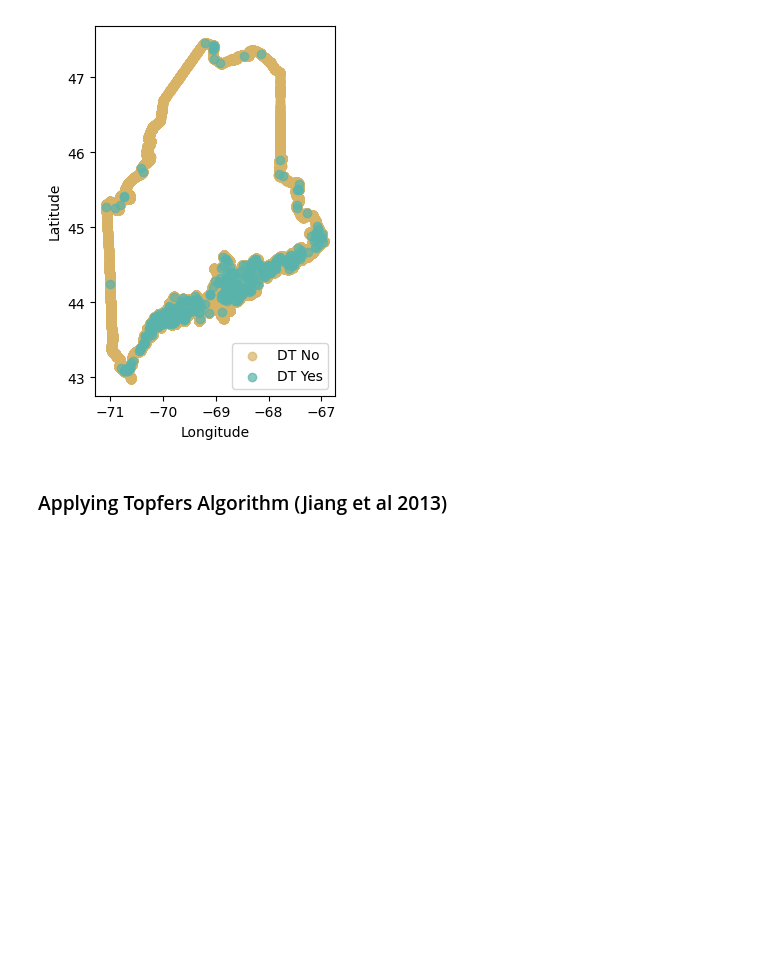
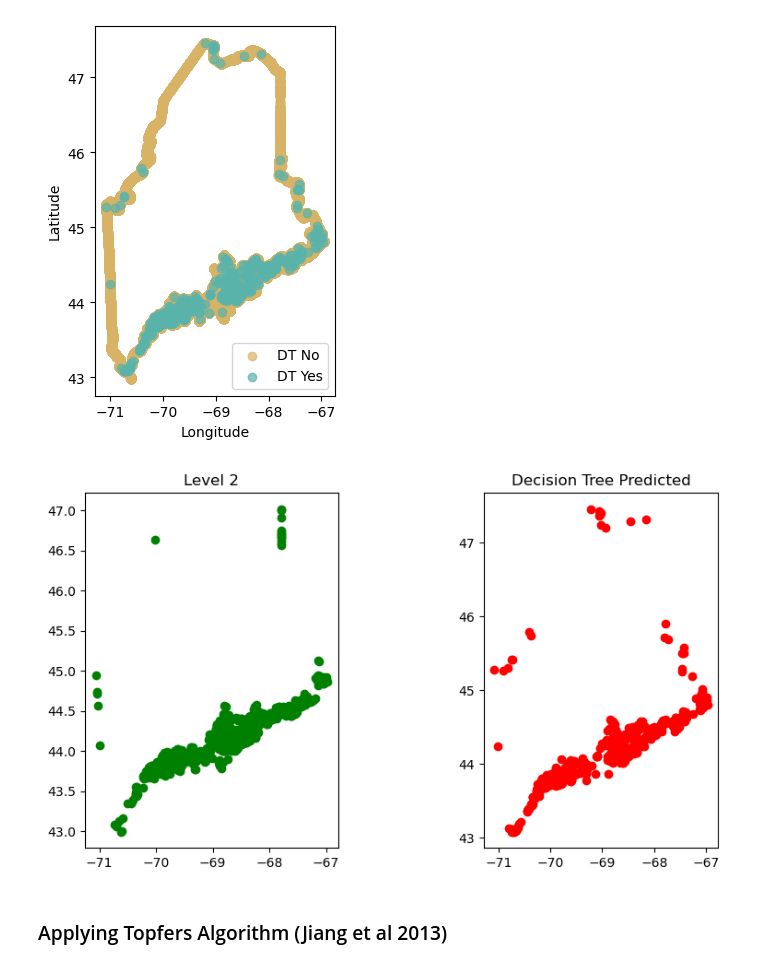
Before and after one commit to gangaraju09/map_generalisation_ml, a Jupyter notebook: Topfers_Radical_Law.ipynb, the cells around one changed output. Saved outputs shown, nothing was run; the diff lists cells and outputs as text; code cells hidden in the pictures; blank space fills up the shorter version.

Commit message:
Topfers Level 2 - Decision Tree

```diff
--- a/Topfers_Radical_Law.ipynb
+++ b/Topfers_Radical_Law.ipynb
@@ -73,6 +73,25 @@ plt.ylabel('Latitude')
 plt.show()
 # %% [output]
 [figure]
+# %%
+# Create subplots with three columns
+fig, axs = plt.subplots(1, 2, figsize=(10, 5))
+
+# Plot each GeoDataFrame on a separate subplot
+
+head_maine_gdf_l2.plot(ax=axs[0], color='green')
+axs[0].set_title('Level 2')
+
+gdf_ml_yes.plot(ax=axs[1], color='red')
+axs[1].set_title('Decision Tree Predicted')
+
+# Adjust spacing between subplots
+# plt.tight_layout()
+
+# Show the plot
+plt.show()
+# %% [output]
+[figure, added]
 # %%
 gdf_ml_yes.to_file(r'D:\Sid_Map_Projects\Georef_Mahi\Maine_Yes.shp')
 # %% [markdown]
```
Also changed, not shown: parts of 3 cells of this notebook, 1 other file.
